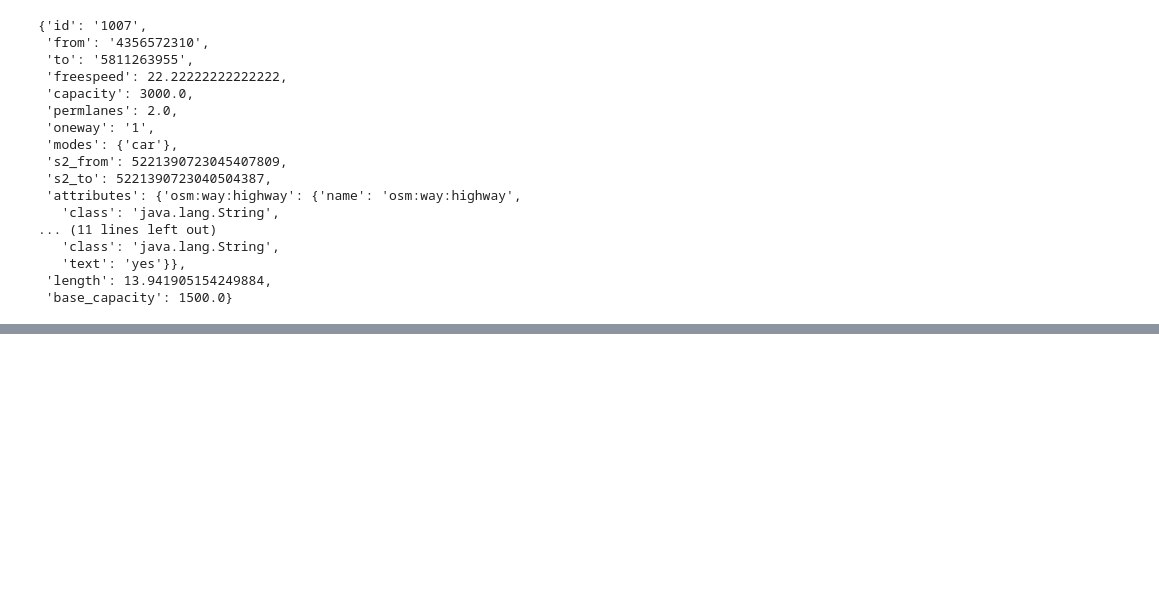
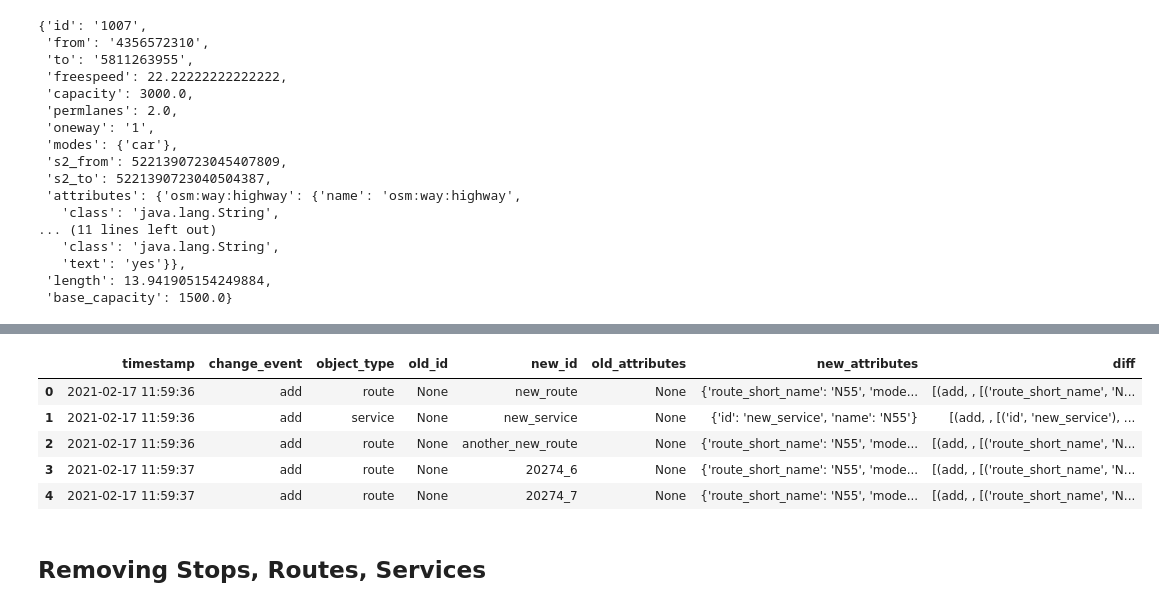
Before and after one commit to arup-group/genet, a Jupyter notebook: notebooks/5.1. Modifying Network - Basics.ipynb, the cells around one changed output, grey strips where cells are left out. Cells and saved outputs as stored; diff of their text form; code cells hidden in the pictures; blank space fills up the shorter version.

```diff
--- a/notebooks/5.1. Modifying Network - Basics.ipynb
+++ b/notebooks/5.1. Modifying Network - Basics.ipynb
@@ -218,0 +407,11 @@ Area of Use:
+# %%
+n.schedule.change_log().head()
+# %% [output]
+|  | timestamp | change_event | object_type | old_id | new_id | old_attributes | new_attributes | diff |
+| 0 | 2021-02-17 11:59:36 | add | route | None | new_route | None | {'route_short_name': 'N55', 'mode... | [(add, , [('route_short_name', 'N... |
+| 1 | 2021-02-17 11:59:36 | add | service | None | new_service | None | {'id': 'new_service', 'name': 'N55'} | [(add, , [('id', 'new_service'), ... |
+| 2 | 2021-02-17 11:59:36 | add | route | None | another_new_route | None | {'route_short_name': 'N55', 'mode... | [(add, , [('route_short_name', 'N... |
+| 3 | 2021-02-17 11:59:37 | add | route | None | 20274_6 | None | {'route_short_name': 'N55', 'mode... | [(add, , [('route_short_name', 'N... |
+| 4 | 2021-02-17 11:59:37 | add | route | None | 20274_7 | None | {'route_short_name': 'N55', 'mode... | [(add, , [('route_short_name', 'N... |
+# %% [markdown]
+## Removing Stops, Routes, Services
```
Also changed, not shown: parts of 73 cells of this notebook, 35 other files.
